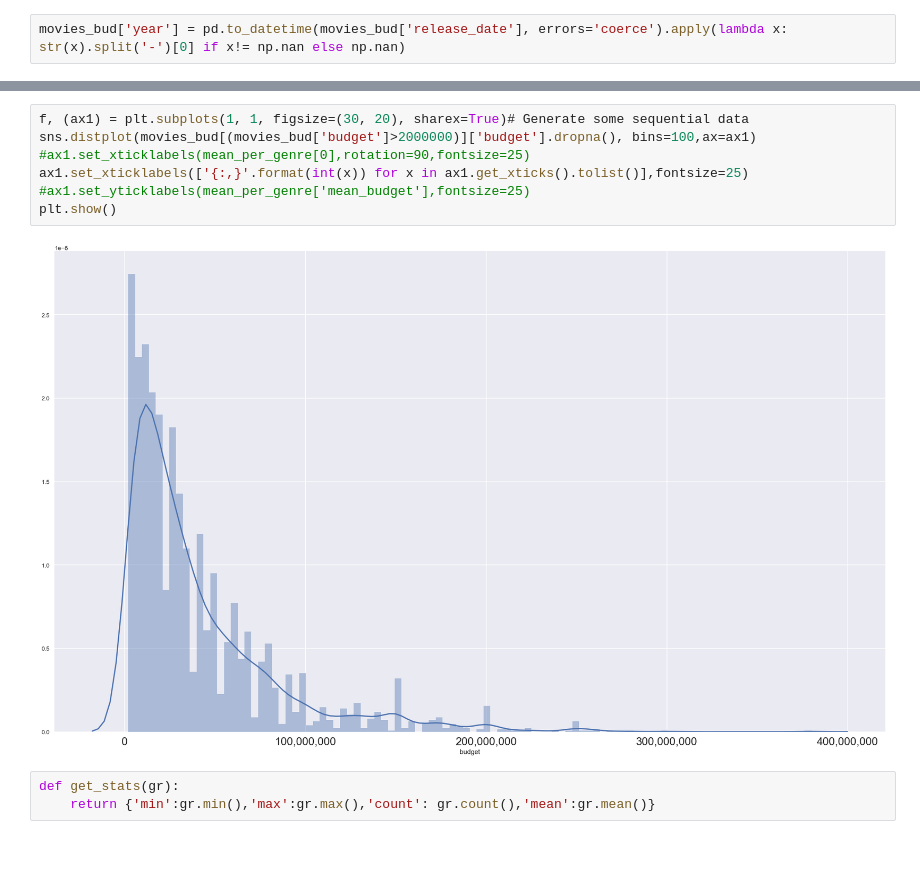
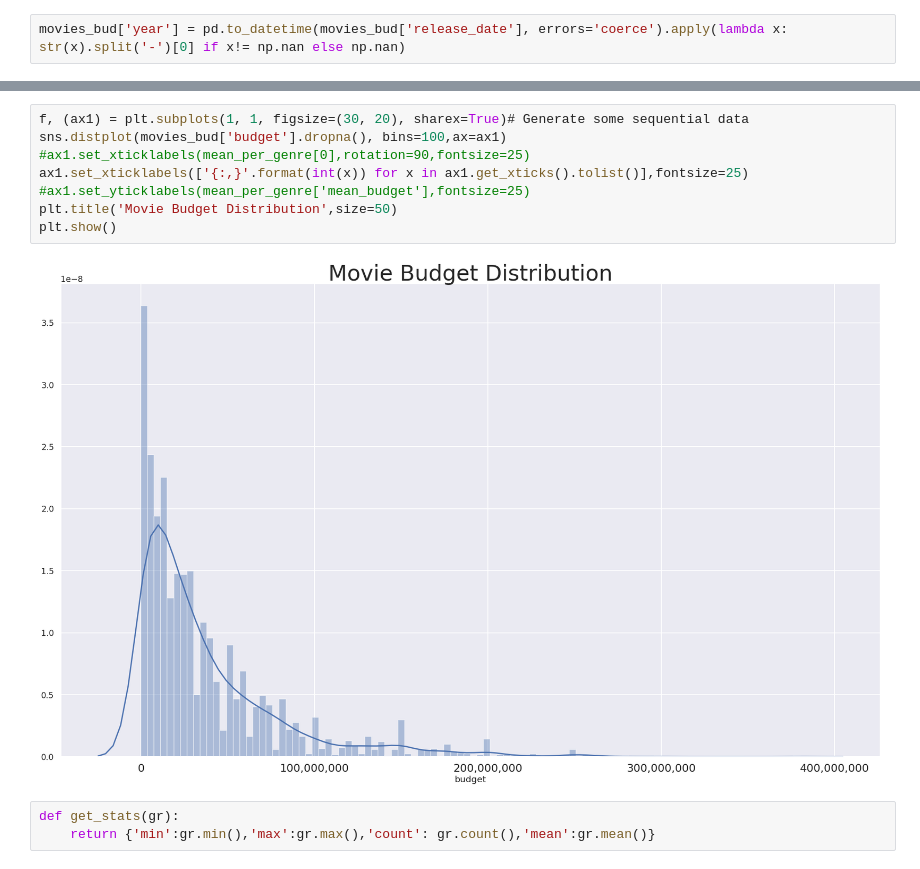
Before and after one commit to marrieu/Project_Samples, a Jupyter notebook: Movie Budget Analysis .ipynb, the cells around one changed output, grey strips where cells are left out. Saved outputs shown, nothing was run; the diff lists cells and outputs as text.

```diff
--- a/Movie Budget Analysis .ipynb
+++ b/Movie Budget Analysis .ipynb
@@ -321,13 +301,14 @@ movies_bud.head()
 5 rows × 25 columns
 # %%
 f, (ax1) = plt.subplots(1, 1, figsize=(30, 20), sharex=True)# Generate some sequential data
-sns.distplot(movies_bud[(movies_bud['budget']>2000000)]['budget'].dropna(), bins=100,ax=ax1)
+sns.distplot(movies_bud['budget'].dropna(), bins=100,ax=ax1)
 #ax1.set_xticklabels(mean_per_genre[0],rotation=90,fontsize=25)
 ax1.set_xticklabels(['{:,}'.format(int(x)) for x in ax1.get_xticks().tolist()],fontsize=25)
 #ax1.set_yticklabels(mean_per_genre['mean_budget'],fontsize=25)
+plt.title('Movie Budget Distribution',size=50)
 plt.show()
 # %% [output]
-[figure, old version]
+[figure, new version]
 # %%
 def get_stats(gr):
     return {'min':gr.min(),'max':gr.max(),'count': gr.count(),'mean':gr.mean()}
```
Also changed, not shown: parts of 26 cells of this notebook.
